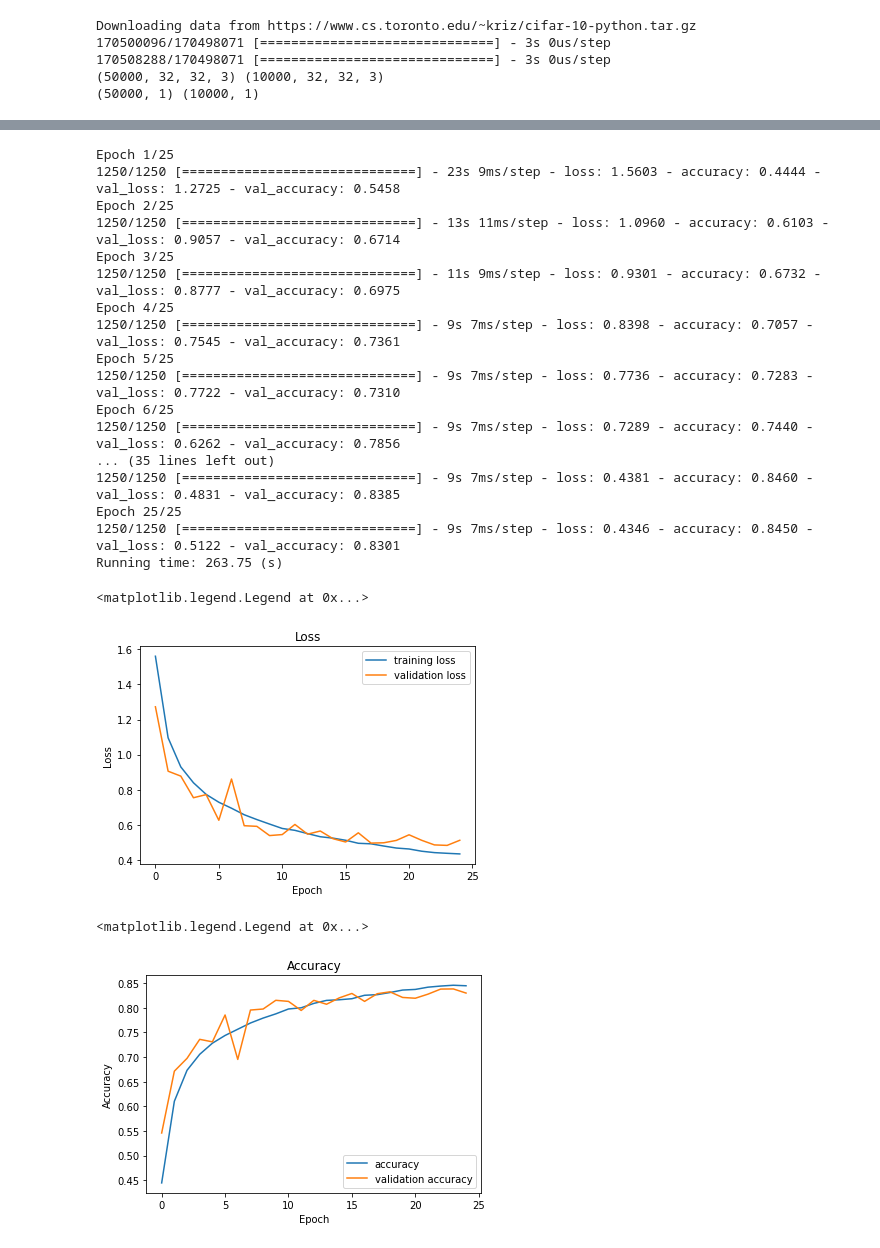
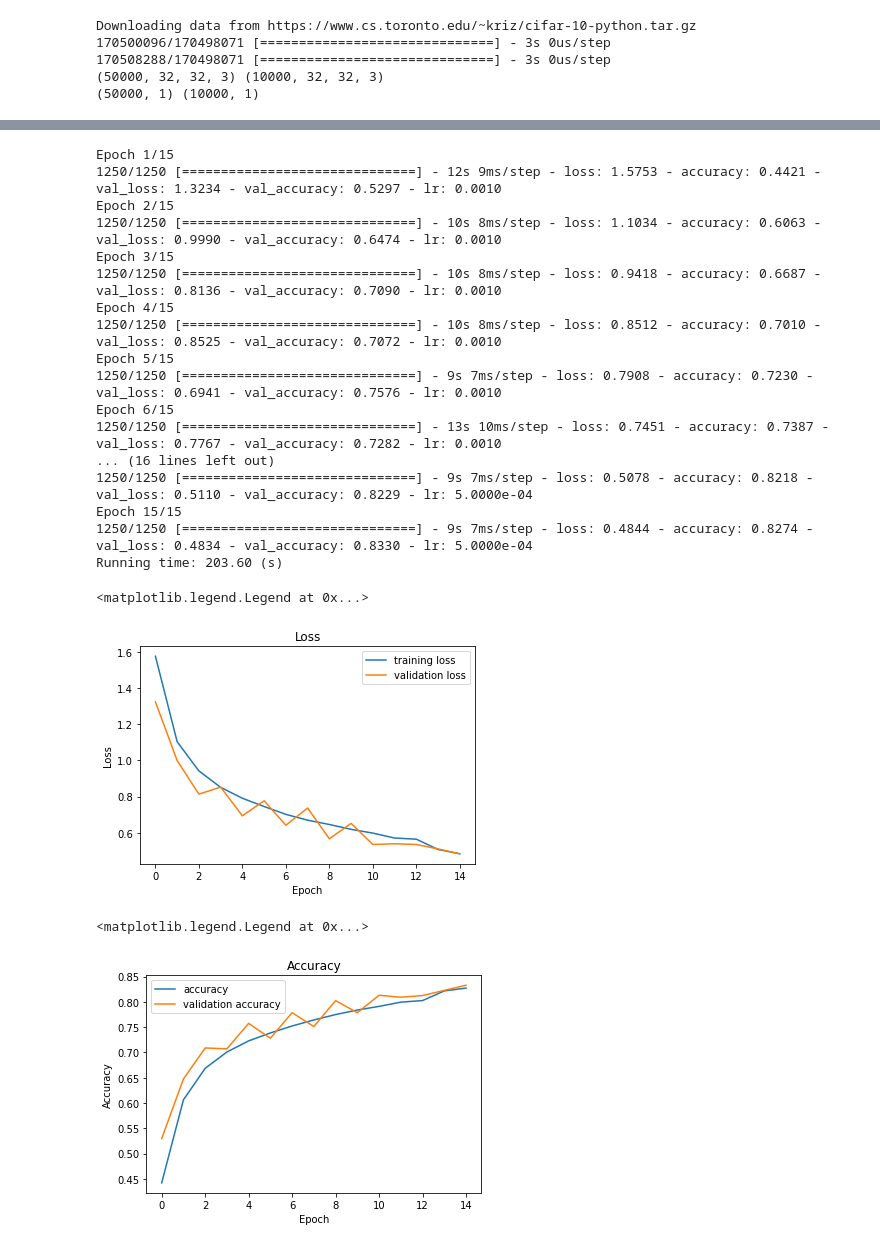
Before and after one commit to huynhspm/Basic_ML, a Jupyter notebook: Image Classification/Cifar10_Project.ipynb, the cells around one changed output, grey strips where cells are left out. Saved outputs shown, nothing was run; the diff lists cells and outputs as text; code cells hidden in the pictures.

```diff
--- a/Image Classification/Cifar10_Project.ipynb
+++ b/Image Classification/Cifar10_Project.ipynb
@@ -98,4 +98,7 @@ model.add(Dense(10, activation='softmax'))
 model.compile(loss='sparse_categorical_crossentropy', optimizer='adam', metrics=['accuracy'])
 
 model.summary()
+
+earlystop = EarlyStopping(patience = 10)
+learning_rate_reduction = ReduceLROnPlateau(monitor = 'val_accuracy',patience = 2,verbose = 1,factor = 0.5,min_lr = 0.00001)
 # %% [output]
@@ -119,30 +122,30 @@ _________________________________________________________________
 # %%
 # 6. train model
 start_time = time.time()
-H = model.fit(X_train, y_train, validation_split=0.2, batch_size=32, epochs=25, verbose=1)
+H = model.fit(X_train, y_train, validation_split=0.2, batch_size=32, epochs=15, verbose=1, callbacks=[earlystop,learning_rate_reduction])
 end_time = time.time()
 print("Running time: %.2f (s)" % (end_time - start_time))
 # %% [output]
-Epoch 1/25
-1250/1250 [==============================] - 23s 9ms/step - loss: 1.5603 - accuracy: 0.4444 - val_loss: 1.2725 - val_accuracy: 0.5458
-Epoch 2/25
-1250/1250 [==============================] - 13s 11ms/step - loss: 1.0960 - accuracy: 0.6103 - val_loss: 0.9057 - val_accuracy: 0.6714
-Epoch 3/25
-1250/1250 [==============================] - 11s 9ms/step - loss: 0.9301 - accuracy: 0.6732 - val_loss: 0.8777 - val_accuracy: 0.6975
-Epoch 4/25
-1250/1250 [==============================] - 9s 7ms/step - loss: 0.8398 - accuracy: 0.7057 - val_loss: 0.7545 - val_accuracy: 0.7361
-Epoch 5/25
-1250/1250 [==============================] - 9s 7ms/step - loss: 0.7736 - accuracy: 0.7283 - val_loss: 0.7722 - val_accuracy: 0.7310
-Epoch 6/25
-1250/1250 [==============================] - 9s 7ms/step - loss: 0.7289 - accuracy: 0.7440 - val_loss: 0.6262 - val_accuracy: 0.7856
-... (35 lines left out)
-1250/1250 [==============================] - 9s 7ms/step - loss: 0.4381 - accuracy: 0.8460 - val_loss: 0.4831 - val_accuracy: 0.8385
-Epoch 25/25
-1250/1250 [==============================] - 9s 7ms/step - loss: 0.4346 - accuracy: 0.8450 - val_loss: 0.5122 - val_accuracy: 0.8301
-Running time: 263.75 (s)
+Epoch 1/15
+1250/1250 [==============================] - 12s 9ms/step - loss: 1.5753 - accuracy: 0.4421 - val_loss: 1.3234 - val_accuracy: 0.5297 - lr: 0.0010
+Epoch 2/15
+1250/1250 [==============================] - 10s 8ms/step - loss: 1.1034 - accuracy: 0.6063 - val_loss: 0.9990 - val_accuracy: 0.6474 - lr: 0.0010
+Epoch 3/15
+1250/1250 [==============================] - 10s 8ms/step - loss: 0.9418 - accuracy: 0.6687 - val_loss: 0.8136 - val_accuracy: 0.7090 - lr: 0.0010
+Epoch 4/15
+1250/1250 [==============================] - 10s 8ms/step - loss: 0.8512 - accuracy: 0.7010 - val_loss: 0.8525 - val_accuracy: 0.7072 - lr: 0.0010
+Epoch 5/15
+1250/1250 [==============================] - 9s 7ms/step - loss: 0.7908 - accuracy: 0.7230 - val_loss: 0.6941 - val_accuracy: 0.7576 - lr: 0.0010
+Epoch 6/15
+1250/1250 [==============================] - 13s 10ms/step - loss: 0.7451 - accuracy: 0.7387 - val_loss: 0.7767 - val_accuracy: 0.7282 - lr: 0.0010
+... (16 lines left out)
+1250/1250 [==============================] - 9s 7ms/step - loss: 0.5078 - accuracy: 0.8218 - val_loss: 0.5110 - val_accuracy: 0.8229 - lr: 5.0000e-04
+Epoch 15/15
+1250/1250 [==============================] - 9s 7ms/step - loss: 0.4844 - accuracy: 0.8274 - val_loss: 0.4834 - val_accuracy: 0.8330 - lr: 5.0000e-04
+Running time: 203.60 (s)
 # %%
 # 7. Vẽ đồ thị loss của traning set và validation set
-numOfEpoch = 25
+numOfEpoch = 15
 plt.plot(np.arange(0, numOfEpoch), H.history['loss'], label='training loss')
 plt.plot(np.arange(0, numOfEpoch), H.history['val_loss'], label='validation loss')
 plt.title('Loss')
@@ -151,19 +154,19 @@ plt.ylabel('Loss')
 plt.legend()
 # %% [output]
 <matplotlib.legend.Legend at 0x...>
-[figure, old version]
+[figure, new version]
 # %%
 # 8. Vẽ đồ thị accuracy của traning set và validation set
-numOfEpoch = 25
+numOfEpoch = 15
 plt.plot(np.arange(0, numOfEpoch), H.history['accuracy'], label='accuracy')
 plt.plot(np.arange(0, numOfEpoch), H.history['val_accuracy'], label='validation accuracy')
 plt.title('Accuracy')
 plt.xlabel('Epoch')
 plt.ylabel('Accuracy')
 plt.legend()
 # %% [output]
 <matplotlib.legend.Legend at 0x...>
-[figure, old version]
+[figure, new version]
 # %%
 # 9.Đánh giá model với testset
 start_time = time.time()
```
Also changed, not shown: parts of 6 cells of this notebook.
